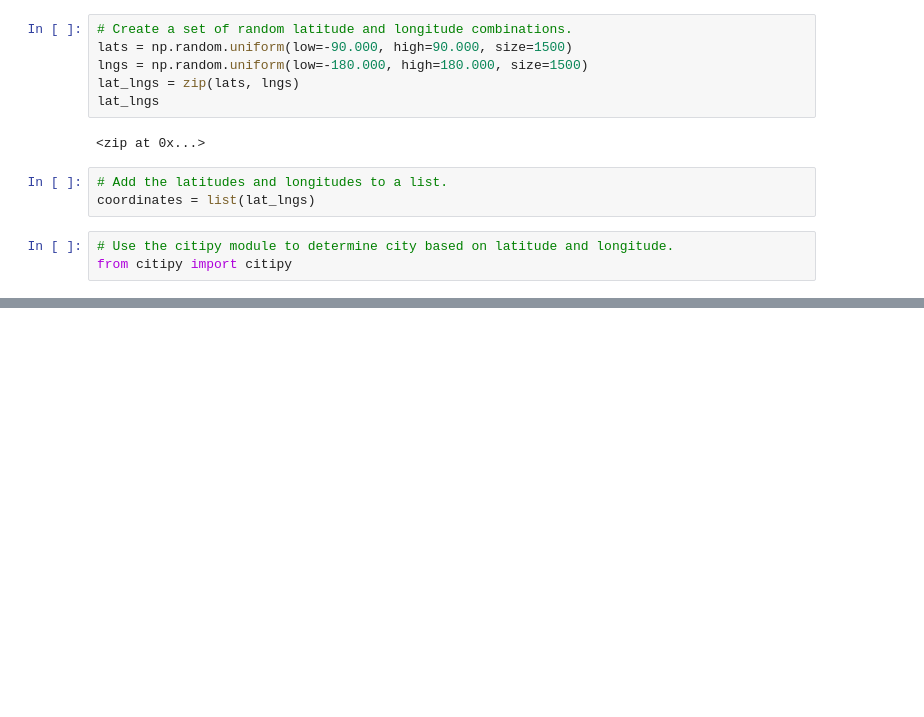
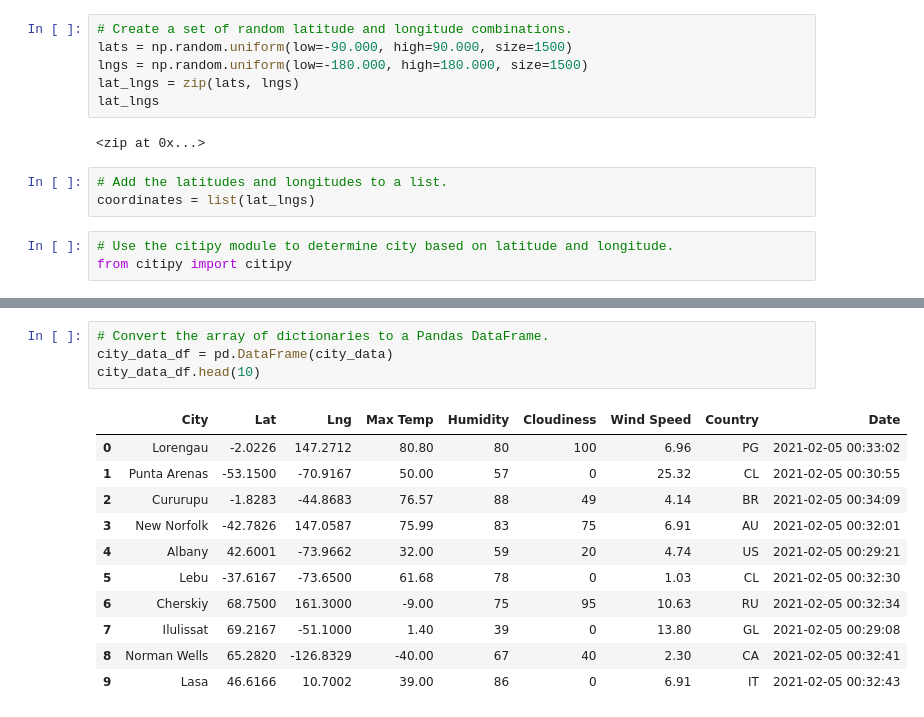
Before and after one commit to Aryanakh7/World_Weather_Analysis, a Jupyter notebook: WeatherPy.ipynb, the cells around one changed output, grey strips where cells are left out. Cells and saved outputs as stored; diff of their text form; blank space fills up the shorter version.

```diff
--- a/WeatherPy.ipynb
+++ b/WeatherPy.ipynb
@@ -33,0 +130,16 @@ len(cities)
+# %%
+# Convert the array of dictionaries to a Pandas DataFrame.
+city_data_df = pd.DataFrame(city_data)
+city_data_df.head(10)
+# %% [output]
+|  | City | Lat | Lng | Max Temp | Humidity | Cloudiness | Wind Speed | Country | Date |
+| 0 | Lorengau | -2.0226 | 147.2712 | 80.80 | 80 | 100 | 6.96 | PG | 2021-02-05 00:33:02 |
+| 1 | Punta Arenas | -53.1500 | -70.9167 | 50.00 | 57 | 0 | 25.32 | CL | 2021-02-05 00:30:55 |
+| 2 | Cururupu | -1.8283 | -44.8683 | 76.57 | 88 | 49 | 4.14 | BR | 2021-02-05 00:34:09 |
+| 3 | New Norfolk | -42.7826 | 147.0587 | 75.99 | 83 | 75 | 6.91 | AU | 2021-02-05 00:32:01 |
+| 4 | Albany | 42.6001 | -73.9662 | 32.00 | 59 | 20 | 4.74 | US | 2021-02-05 00:29:21 |
+| 5 | Lebu | -37.6167 | -73.6500 | 61.68 | 78 | 0 | 1.03 | CL | 2021-02-05 00:32:30 |
+| 6 | Cherskiy | 68.7500 | 161.3000 | -9.00 | 75 | 95 | 10.63 | RU | 2021-02-05 00:32:34 |
+| 7 | Ilulissat | 69.2167 | -51.1000 | 1.40 | 39 | 0 | 13.80 | GL | 2021-02-05 00:29:08 |
+| 8 | Norman Wells | 65.2820 | -126.8329 | -40.00 | 67 | 40 | 2.30 | CA | 2021-02-05 00:32:41 |
+| 9 | Lasa | 46.6166 | 10.7002 | 39.00 | 86 | 0 | 6.91 | IT | 2021-02-05 00:32:43 |
```
Also changed, not shown: parts of 8 cells of this notebook, 1 other file.
